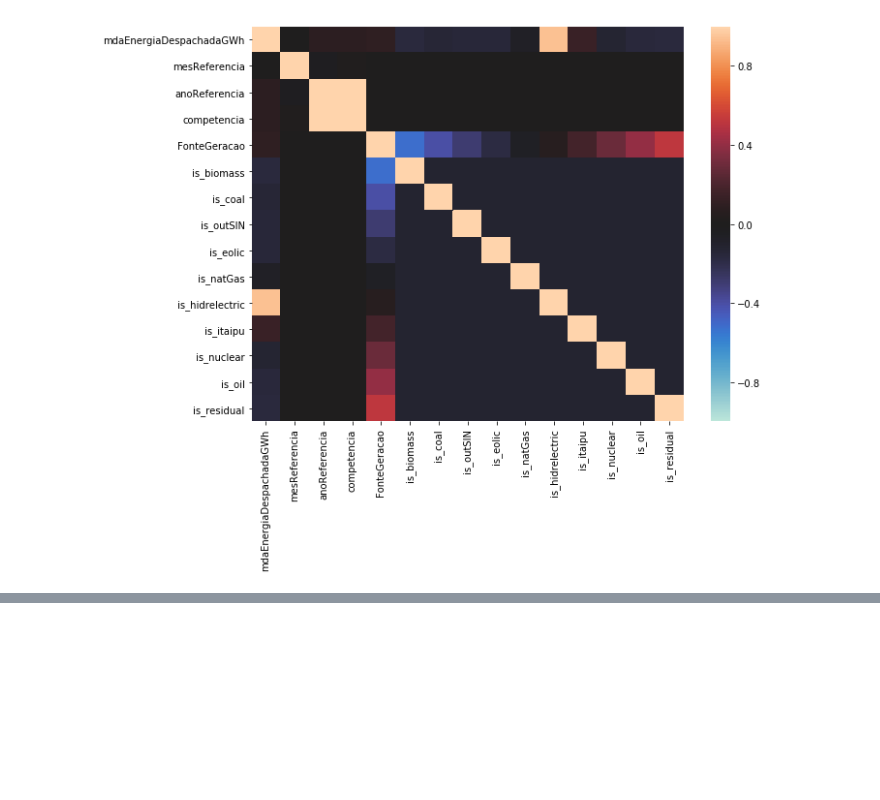
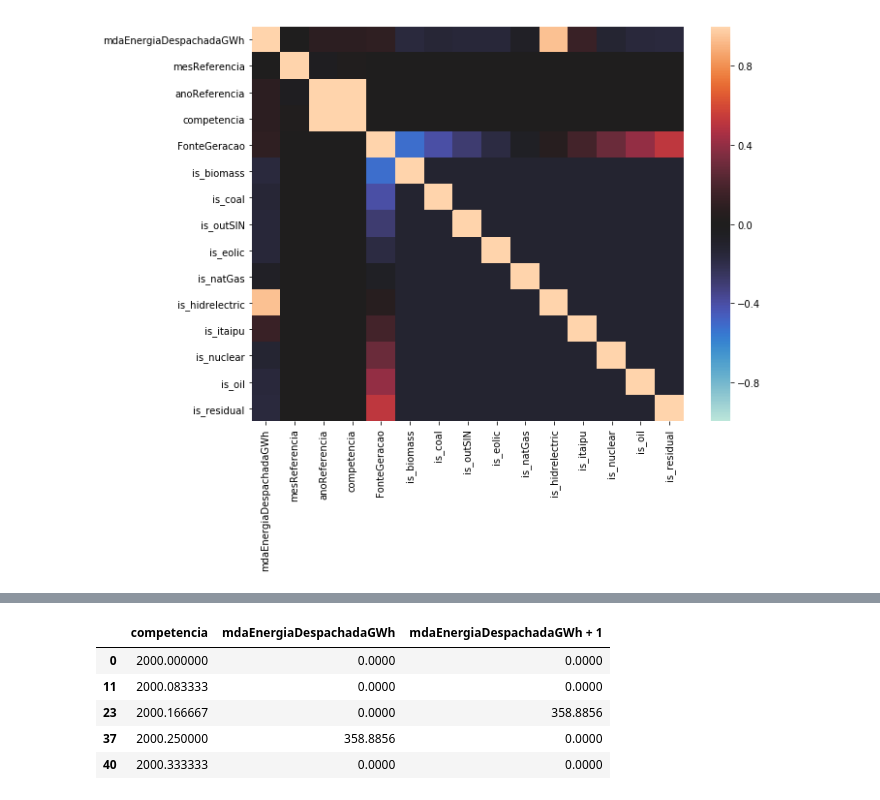
Before and after one commit to shanti/ml-projects-0318, a Jupyter notebook: PowerData/PowerData.ipynb, the cells around one changed output, grey strips where cells are left out. Cells and saved outputs as stored; diff of their text form; code cells hidden in the pictures; blank space fills up the shorter version.

```diff
--- a/PowerData/PowerData.ipynb
+++ b/PowerData/PowerData.ipynb
@@ -149,3 +149,6 @@ data['mdaEnergiaDespachadaGWh'] = data['mdaEnergiaDespachadaGWh'].fillna(0)
 ax = plot_heatmap(10, data)
 # %% [output]
 [figure]
+# %%
+t = data[['competencia','mdaEnergiaDespachadaGWh']][(data['FonteGeracao'] == 0)]
+t.head()
@@ -151,0 +162,10 @@ ax = plot_heatmap(10, data)
+# %%
+t['mdaEnergiaDespachadaGWh + 1'] = t['mdaEnergiaDespachadaGWh'].shift(-1)
+t.head()
+# %% [output]
+|  | competencia | mdaEnergiaDespachadaGWh | mdaEnergiaDespachadaGWh + 1 |
+| 0 | 2000.000000 | 0.0000 | 0.0000 |
+| 11 | 2000.083333 | 0.0000 | 0.0000 |
+| 23 | 2000.166667 | 0.0000 | 358.8856 |
+| 37 | 2000.250000 | 358.8856 | 0.0000 |
+| 40 | 2000.333333 | 0.0000 | 0.0000 |
```
Also changed, not shown: parts of 9 cells of this notebook, 1 other file.
